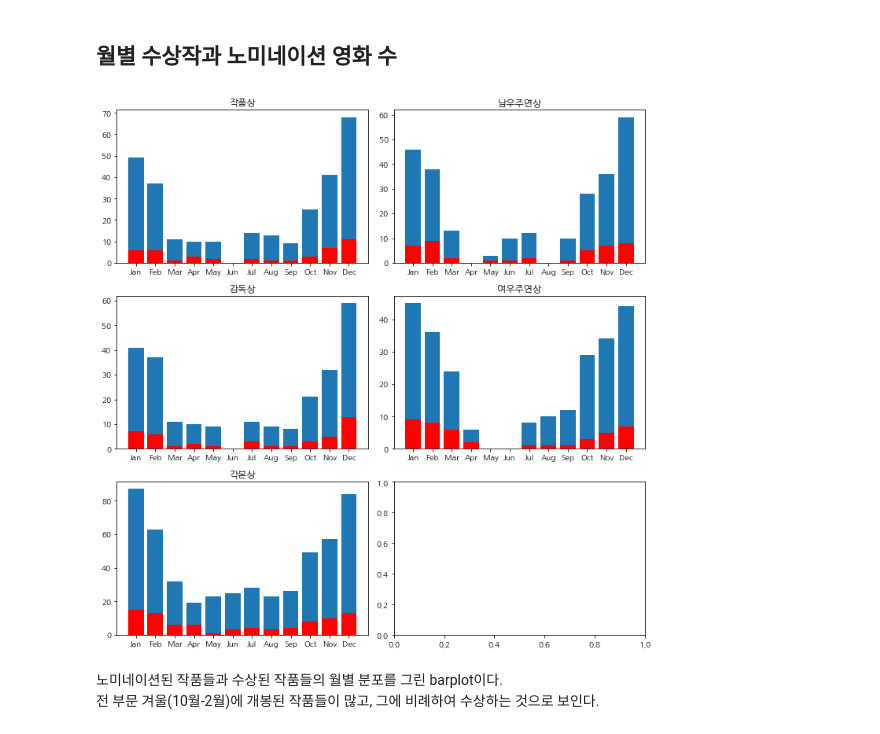
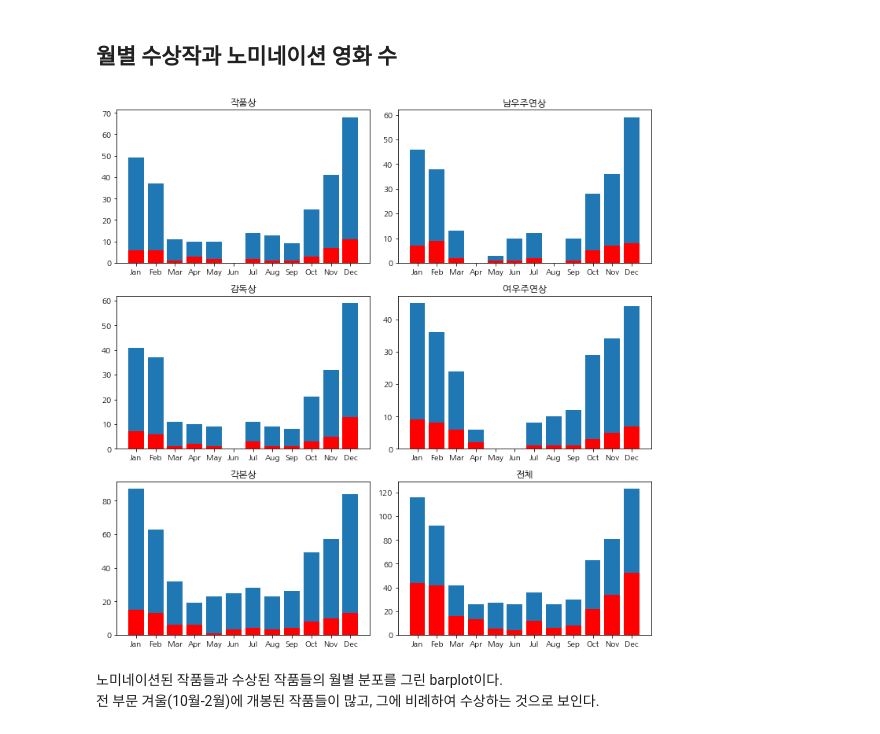
Before and after one commit to kse0202/predicting_Oscar_winner, a Jupyter notebook: oscar_EDA.ipynb, the cells around one changed output. Drawn from its saved outputs; the diff is of its cells as text; code cells hidden in the pictures.

```diff
--- a/oscar_EDA.ipynb
+++ b/oscar_EDA.ipynb
@@ -4,11 +4,30 @@
 import pandas as pd
 import numpy as np
 # %%
-final_best = pd.read_csv("final_best.csv")
-final_direct = pd.read_csv("final_direct.csv")
-final_write = pd.read_csv("final_write.csv")
-final_actor = pd.read_csv("final_actor.csv")
-final_actress = pd.read_csv("final_actress.csv")
+final = pd.read_csv("./data/final.csv")
+final_best = pd.read_csv("./data/final_best.csv")
+final_direct = pd.read_csv("./data/final_direct.csv")
+final_write = pd.read_csv("./data/final_write.csv")
+final_actor = pd.read_csv("./data/final_actor.csv")
+final_actress = pd.read_csv("./data/final_actress.csv")
+# %%
+df = pd.get_dummies(final['Date'])
+final = pd.concat([final,pd.get_dummies(final['Date'])], axis=1)
+
+df = pd.get_dummies(final_best['Date'])
+final_best = pd.concat([final_best,pd.get_dummies(final_best['Date'])], axis=1)
+
+df = pd.get_dummies(final_direct['Date'])
+final_direct = pd.concat([final_direct,pd.get_dummies(final_direct['Date'])], axis=1)
+
+df = pd.get_dummies(final_write['Date'])
+final_write = pd.concat([final_write,pd.get_dummies(final_write['Date'])], axis=1)
+
+df = pd.get_dummies(final_actor['Date'])
+final_actor = pd.concat([final_actor,pd.get_dummies(final_actor['Date'])], axis=1)
+
+df = pd.get_dummies(final_actress['Date'])
+final_actress = pd.concat([final_actress,pd.get_dummies(final_actress['Date'])], axis=1)
 # %% [markdown]
 ### matplot에 한글 패치
 # %%
@@ -77,34 +97,41 @@ actor["win"] = pd.DataFrame(final_actor['Date'][final_actor['win']==1].value_cou
 p1 = axs[0,1].bar(actor.index, actor["win"], color='red')
 p2 = axs[0,1].bar(actor.index, actor["Date"], bottom =actor['win'])
 axs[0,1].set_title('남우주연상')
 
 
 
 # [1,1] 여우주연상
 actress = pd.DataFrame(final_actress["Date"].value_counts())
 actress = actress.reindex(["Jan","Feb","Mar","Apr", "May", "Jun","Jul","Aug","Sep","Oct","Nov","Dec"]).rename_axis('month')
 actress["win"] = pd.DataFrame(final_actress['Date'][final_actress['win']==1].value_counts())
 p1= axs[1,1].bar(actress.index, actress["win"], color='red')
 p2 = axs[1,1].bar(actress.index, actress["Date"], bottom =actress['win'])
 axs[1,1].set_title('여우주연상')
 
 
 
 # [2,0] 각본상
 write = pd.DataFrame(final_write["Date"].value_counts())
 write = write.reindex(["Jan","Feb","Mar","Apr", "May", "Jun","Jul","Aug","Sep","Oct","Nov","Dec"]).rename_axis('month')
 write["win"] = pd.DataFrame(final_write['Date'][final_write['win']==1].value_counts())
 p1 = axs[2,0].bar(write.index, write["win"], color='red')
 p2 = axs[2,0].bar(write.index, write["Date"], bottom =write['win'])
 axs[2,0].set_title('각본상')
 
+# [2,1] 전체
+total = pd.DataFrame(final["Date"].value_counts())
+total = write.reindex(["Jan","Feb","Mar","Apr", "May", "Jun","Jul","Aug","Sep","Oct","Nov","Dec"]).rename_axis('month')
+total["win"] = pd.DataFrame(final['Date'][final['win']==1].value_counts())
+p1 = axs[2,1].bar(total.index, total["win"], color='red')
+p2 = axs[2,1].bar(total.index, total["Date"], bottom =total['win'])
+axs[2,1].set_title('전체')
 
 
 fig.tight_layout()
 
 plt.show()
 # %% [output]
-[figure, old version]
+[figure, new version]
 # %% [markdown]
 노미네이션된 작품들과 수상된 작품들의 월별 분포를 그린 barplot이다.
 전 부문 겨울(10월-2월)에 개봉된 작품들이 많고, 그에 비례하여 수상하는 것으로 보인다.
```
Also changed, not shown: parts of 24 cells of this notebook.
